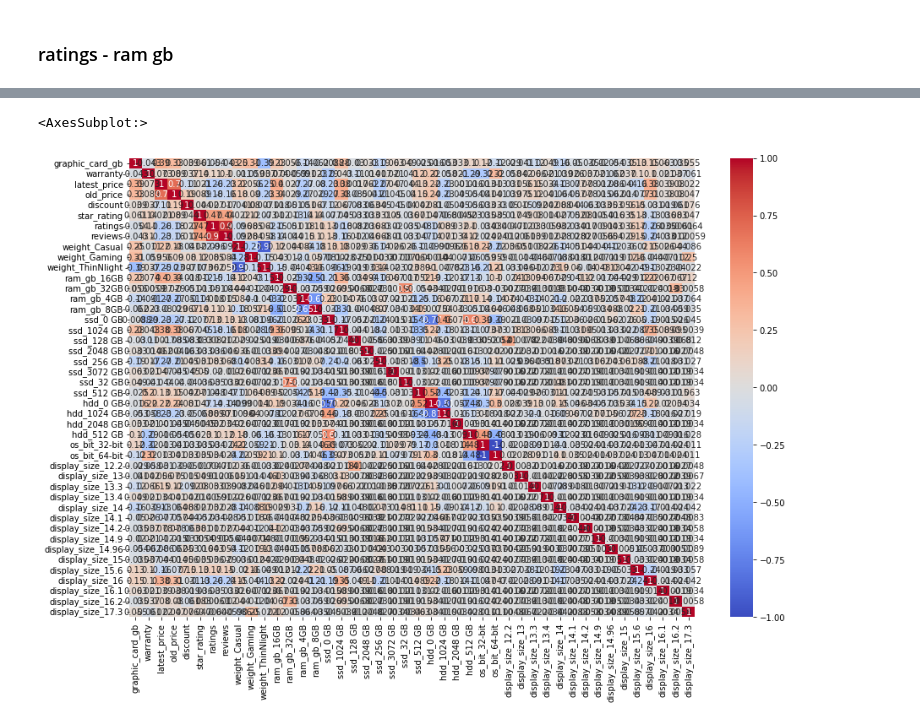
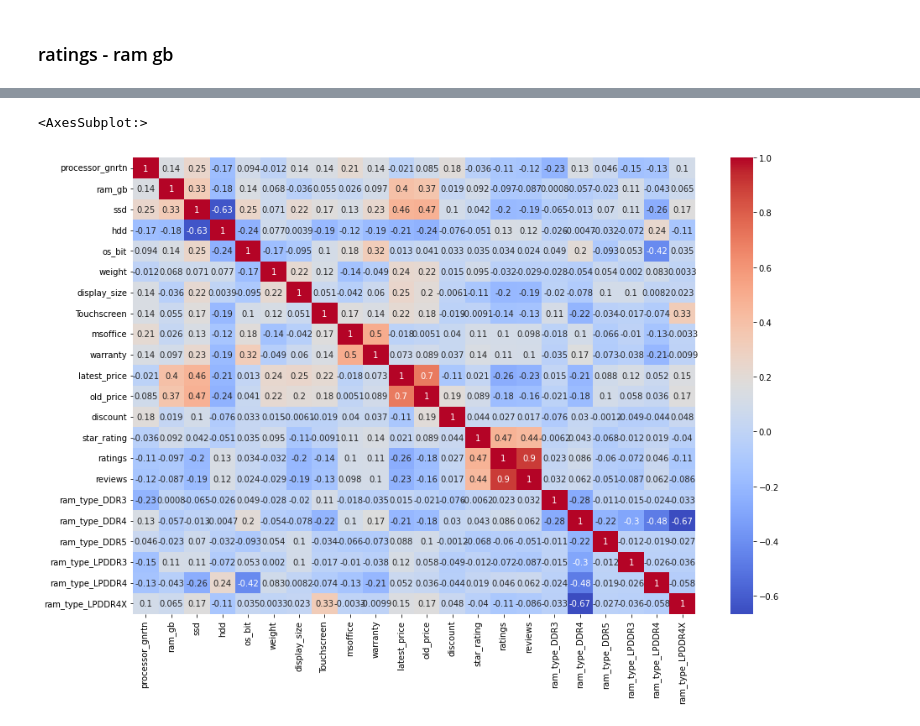
Before and after one commit to NoaBarNov/Data-Science-Project, a Jupyter notebook: newfinalproject.ipynb, the cells around one changed output, grey strips where cells are left out. Cells and saved outputs as stored; diff of their text form; code cells hidden in the pictures.

```diff
--- a/newfinalproject.ipynb
+++ b/newfinalproject.ipynb
@@ -227,0 +276,2 @@ memory usage: 161.1+ KB
+# %%
+data['msoffice'] = data['msoffice'].replace({'Yes':1,'No':0})
@@ -227,0 +288,2 @@ memory usage: 161.1+ KB
+# %%
+data['weight'] = data['weight'].replace({'ThinNlight':1,'Casual':2,'Gaming':3})
@@ -536,5 +729,5 @@ plt.show()
 # %%
-features_for_weight = ['weight','ram_gb','ssd','hdd','os_bit','graphic_card_gb','display_size','warranty','latest_price','old_price','discount','star_rating','ratings','reviews']
+features_for_ramtype = ['ram_type','processor_gnrtn','ram_gb','ssd','hdd','os_bit','weight','display_size','Touchscreen','msoffice','warranty','latest_price','old_price','discount','star_rating','ratings','reviews']
 # %%
-pros_weight = pd.get_dummies(data[features_for_weight])
+pros_ramtype = pd.get_dummies(data[features_for_ramtype])
 # %%
@@ -550,7 +743,7 @@ pros_weight.head()
 # %%
-corrs = pros_weight.corr(method = 'kendall')
+corrs = pros_ramtype.corr(method = 'kendall')
 plt.figure(figsize = (15,10))
 sns.heatmap(corrs, cmap='coolwarm',annot = True)
 # %% [output]
 <AxesSubplot:>
-[figure, old version]
+[figure, new version]
```
Also changed, not shown: parts of 92 cells of this notebook.
